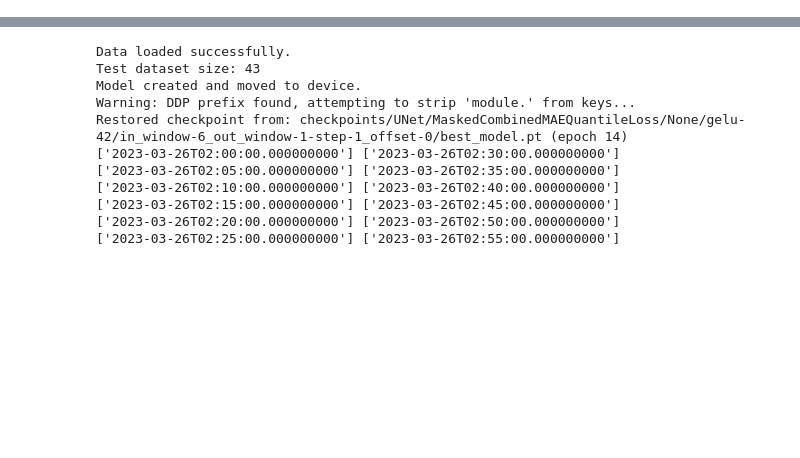
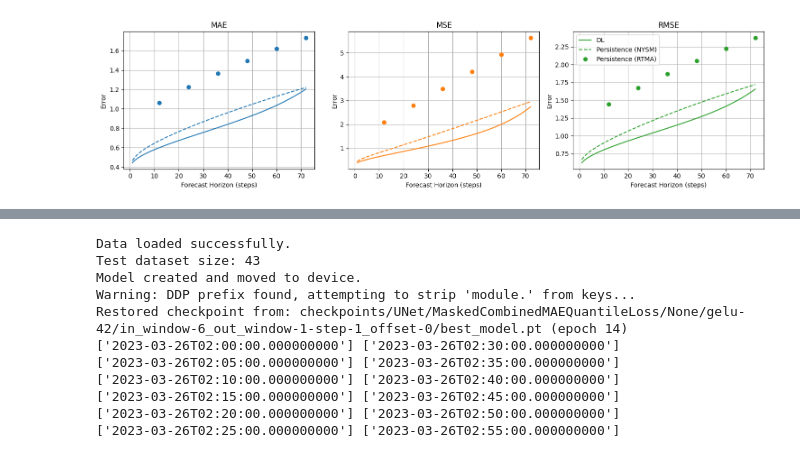
Before and after one commit to HarishBaki/Gust_field_nowcasting_from_Sparse_stations, a Jupyter notebook: analysis.ipynb, the cells around one changed output, grey strips where cells are left out. Saved outputs shown, nothing was run; the diff lists cells and outputs as text; code cells hidden in the pictures; blank space fills up the shorter version.

Commit message:
Computed persistence and plotted the metrics in one plot, between DL and perisstence.

```diff
--- a/analysis.ipynb
+++ b/analysis.ipynb
@@ -142,0 +317,9 @@ y_indices, x_indices = np.unravel_index(indices_flat, RTMA_lat.shape)
+# %%
+# 1. Convert DL arrays into a dataframe
+dl_df = pd.DataFrame({
+    "MAE": mae_h,
+    "MSE": mse_h,
+    "RMSE": rmse_h
+})
+dl_df.index = range(1, len(dl_df) + 1)
+dl_df
@@ -142,0 +411,31 @@ y_indices, x_indices = np.unravel_index(indices_flat, RTMA_lat.shape)
+# %%
+
+# --- Now plotting ---
+horizons = np.arange(1, 73)   # 1 to 72
+
+fig, axes = plt.subplots(1, 3, figsize=(15, 4), sharex=True)
+
+metrics = ["MAE", "MSE", "RMSE"]
+colors = ["C0", "C1", "C2"]
+
+for ax, metric, color in zip(axes, metrics, colors):
+    # DL predictions (solid)
+    ax.plot(horizons, dl_df[metric], label="DL", color=color, linestyle="-")
+
+    # NYSM persistence (dashed)
+    ax.plot(horizons, NYSM_df[metric], label="Persistence (NYSM)", color=color, linestyle="--")
+
+    # RTMA persistence (markers at each hour)
+    rtma_horizons = np.arange(1, len(RTMA_df) + 1) * 12  # convert 6 hours → horizon indices
+    ax.plot(rtma_horizons, RTMA_df[metric], label="Persistence (RTMA)", color=color, marker="o", linestyle="None")
+
+    ax.set_title(metric)
+    ax.set_xlabel("Forecast Horizon (steps)")
+    ax.set_ylabel("Error")
+    ax.grid(True)
+
+axes[2].legend(loc="best")
+plt.tight_layout()
+plt.show()
+# %% [output]
+[figure, added]
```
Also changed, not shown: parts of 9 cells of this notebook, 2 other files.
